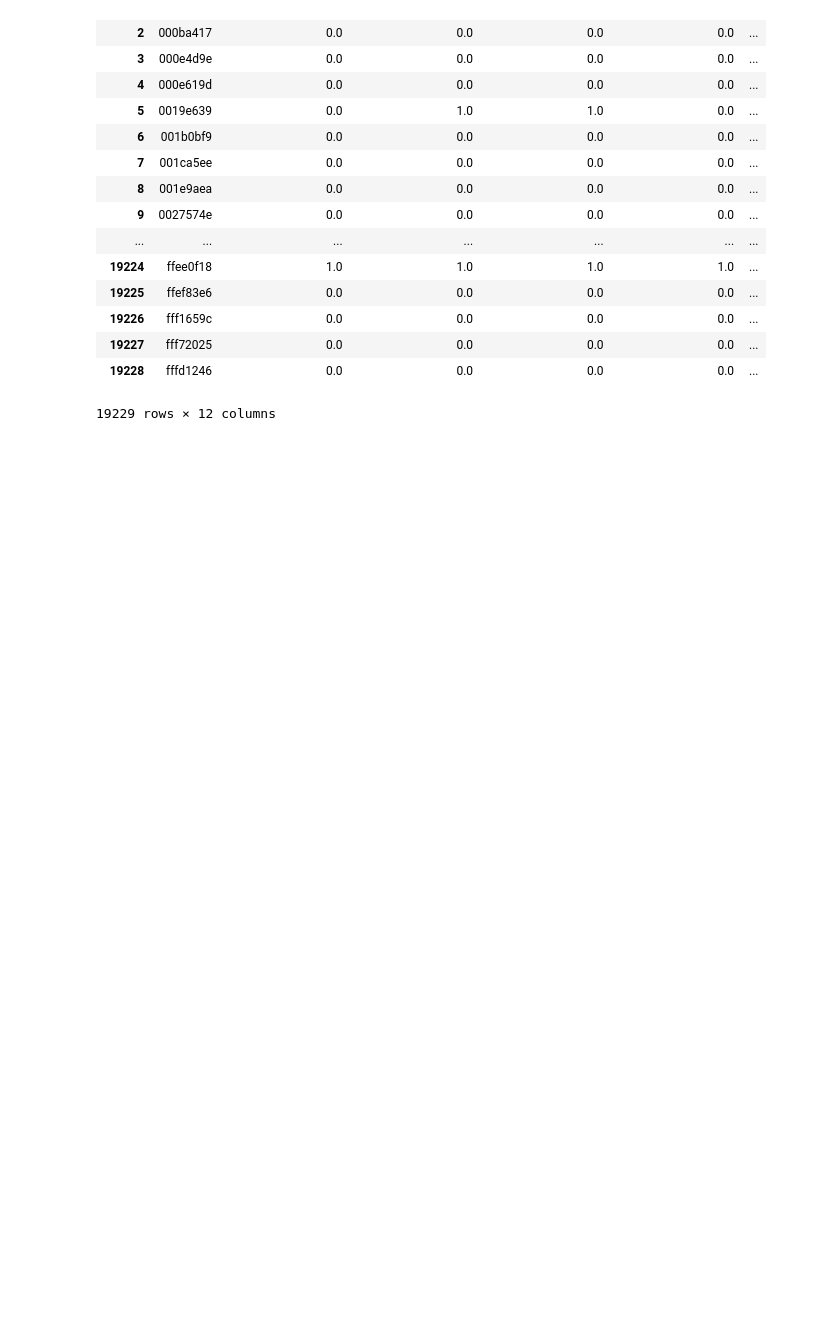
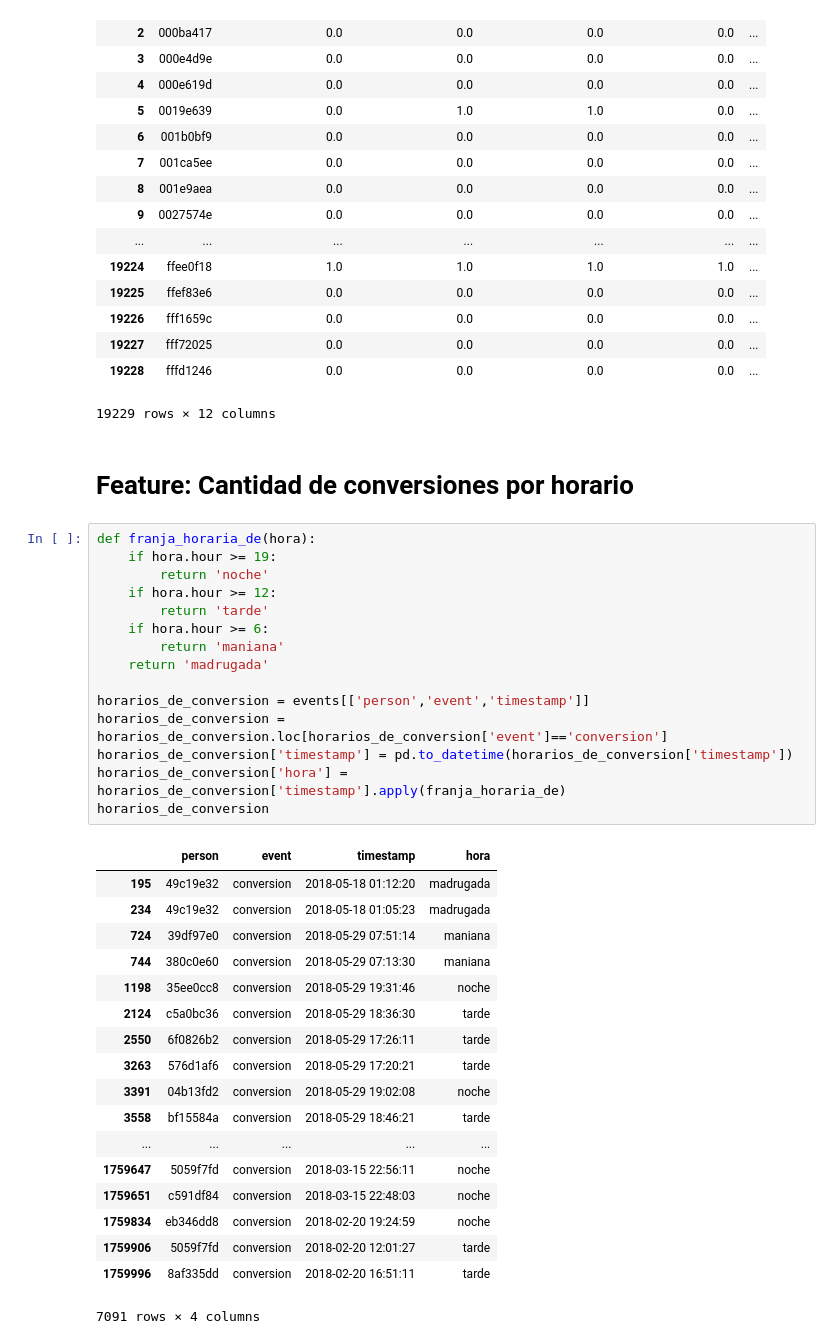
Before and after one commit to EugeniaFranchi/TP-Datos, a Jupyter notebook: TP2/TP2 v1.2.ipynb, the cells around one changed output. Saved outputs shown, nothing was run; the diff lists cells and outputs as text; blank space fills up the shorter version.

```diff
--- a/TP2/TP2 v1.2.ipynb
+++ b/TP2/TP2 v1.2.ipynb
@@ -786,3 +778,39 @@ brand_listing
 | 19227 | fff72025 | 0.0 | 0.0 | 0.0 | 0.0 | ... |
 | 19228 | fffd1246 | 0.0 | 0.0 | 0.0 | 0.0 | ... |
 19229 rows × 12 columns
+# %% [markdown]
+# Feature: Cantidad de conversiones por horario
+# %%
+def franja_horaria_de(hora):
+    if hora.hour >= 19:
+        return 'noche'
+    if hora.hour >= 12:
+        return 'tarde'
+    if hora.hour >= 6:
+        return 'maniana'
+    return 'madrugada'
+
+horarios_de_conversion = events[['person','event','timestamp']]
+horarios_de_conversion = horarios_de_conversion.loc[horarios_de_conversion['event']=='conversion']
+horarios_de_conversion['timestamp'] = pd.to_datetime(horarios_de_conversion['timestamp'])
+horarios_de_conversion['hora'] = horarios_de_conversion['timestamp'].apply(franja_horaria_de)
+horarios_de_conversion
+# %% [output]
+|  | person | event | timestamp | hora |
+| 195 | 49c19e32 | conversion | 2018-05-18 01:12:20 | madrugada |
+| 234 | 49c19e32 | conversion | 2018-05-18 01:05:23 | madrugada |
+| 724 | 39df97e0 | conversion | 2018-05-29 07:51:14 | maniana |
+| 744 | 380c0e60 | conversion | 2018-05-29 07:13:30 | maniana |
+| 1198 | 35ee0cc8 | conversion | 2018-05-29 19:31:46 | noche |
+| 2124 | c5a0bc36 | conversion | 2018-05-29 18:36:30 | tarde |
+| 2550 | 6f0826b2 | conversion | 2018-05-29 17:26:11 | tarde |
+| 3263 | 576d1af6 | conversion | 2018-05-29 17:20:21 | tarde |
+| 3391 | 04b13fd2 | conversion | 2018-05-29 19:02:08 | noche |
+| 3558 | bf15584a | conversion | 2018-05-29 18:46:21 | tarde |
+| ... | ... | ... | ... | ... |
+| 1759647 | 5059f7fd | conversion | 2018-03-15 22:56:11 | noche |
+| 1759651 | c591df84 | conversion | 2018-03-15 22:48:03 | noche |
+| 1759834 | eb346dd8 | conversion | 2018-02-20 19:24:59 | noche |
+| 1759906 | 5059f7fd | conversion | 2018-02-20 12:01:27 | tarde |
+| 1759996 | 8af335dd | conversion | 2018-02-20 16:51:11 | tarde |
+7091 rows × 4 columns
```
Also changed, not shown: parts of 5 cells of this notebook.
